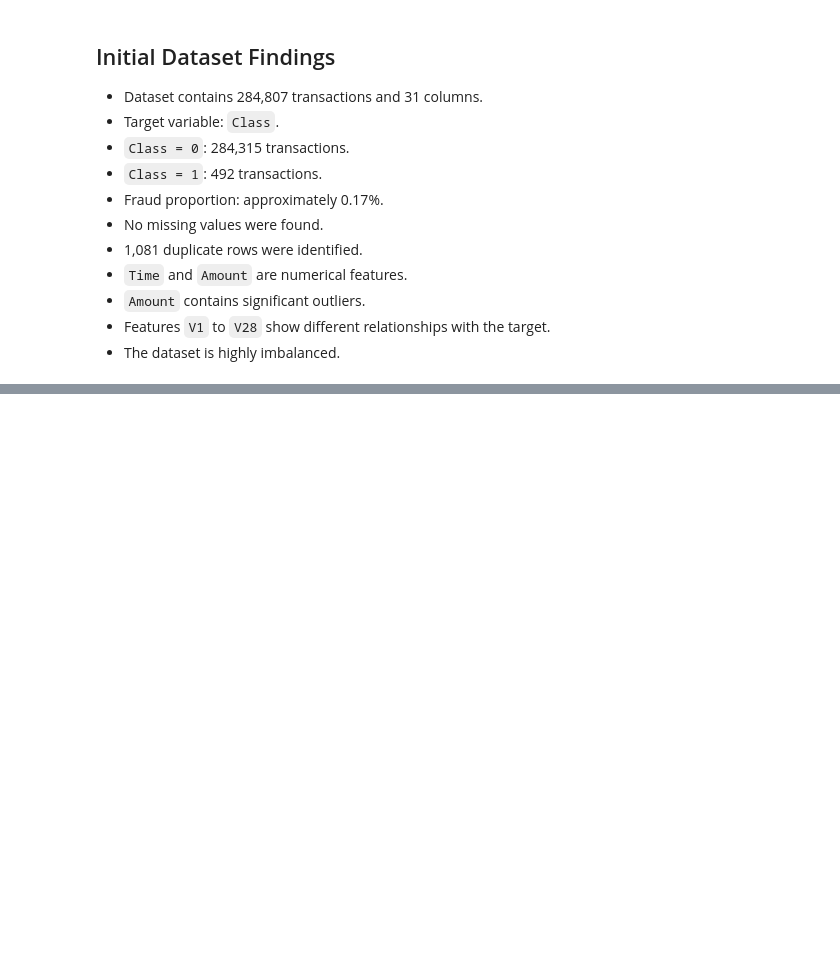
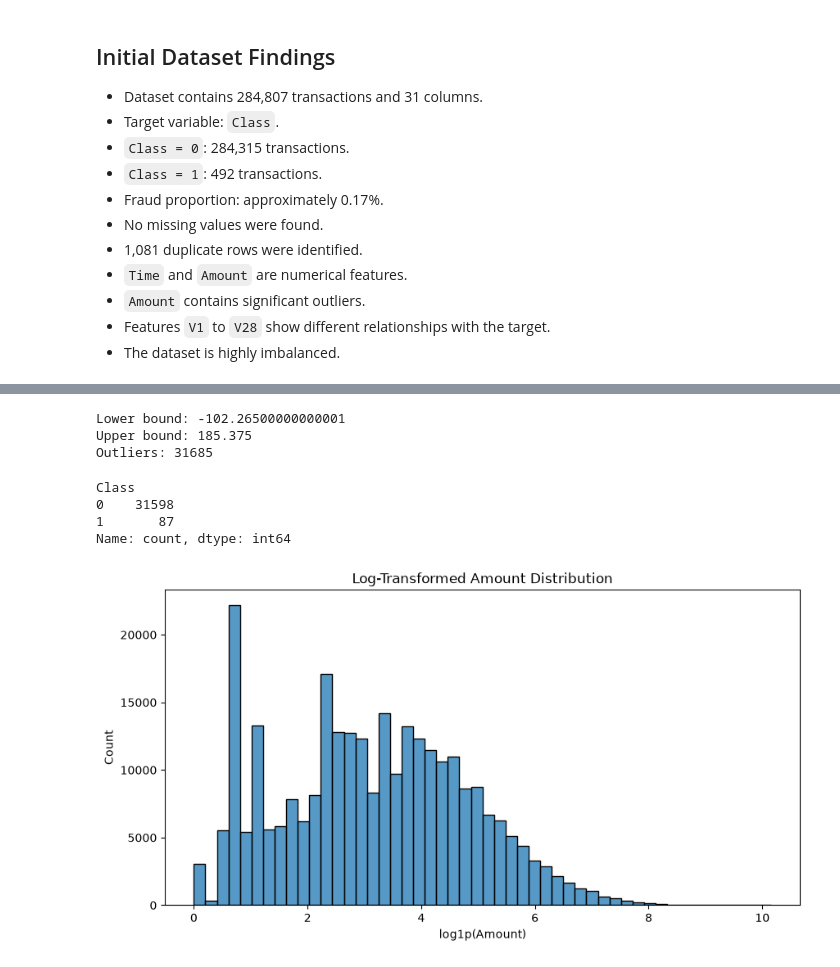
Before and after one commit to sayani-code/fraud-detection-ml, a Jupyter notebook: notebooks/01_eda.ipynb, the cells around one changed output, grey strips where cells are left out. Cells and saved outputs as stored; diff of their text form; code cells hidden in the pictures; blank space fills up the shorter version.

```diff
--- a/notebooks/01_eda.ipynb
+++ b/notebooks/01_eda.ipynb
@@ -268,0 +381,5 @@ plt.show()
+# %%
+df = df.drop_duplicates().reset_index(drop=True)
+
+print(df.shape)
+print(df["Class"].value_counts())
@@ -268,0 +489,35 @@ plt.show()
+# %%
+Q1 = df["Amount"].quantile(0.25)
+Q3 = df["Amount"].quantile(0.75)
+
+IQR = Q3 - Q1
+
+lower = Q1 - 1.5 * IQR
+upper = Q3 + 1.5 * IQR
+
+outliers = df[(df["Amount"] < lower) | (df["Amount"] > upper)]
+
+print("Lower bound:", lower)
+print("Upper bound:", upper)
+print("Outliers:", len(outliers))
+# %% [output]
+Lower bound: -102.26500000000001
+Upper bound: 185.375
+Outliers: 31685
+# %%
+print(outliers["Class"].value_counts())
+# %% [output]
+Class
+0    31598
+1       87
+Name: count, dtype: int64
+# %%
+plt.figure(figsize=(10, 5))
+
+sns.histplot(np.log1p(df["Amount"]), bins=50)
+
+plt.title("Log-Transformed Amount Distribution")
+plt.xlabel("log1p(Amount)")
+plt.show()
+# %% [output]
+[figure, added]
```
Also changed, not shown: parts of 27 cells of this notebook.
